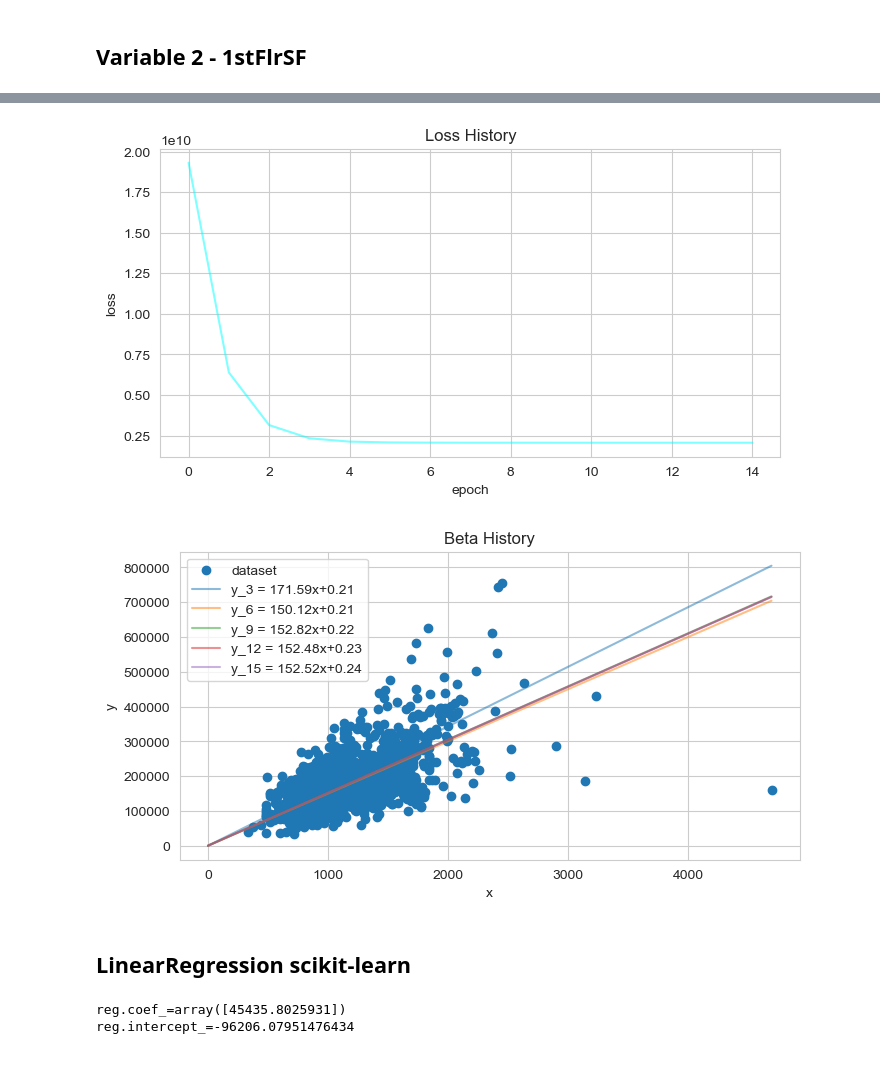
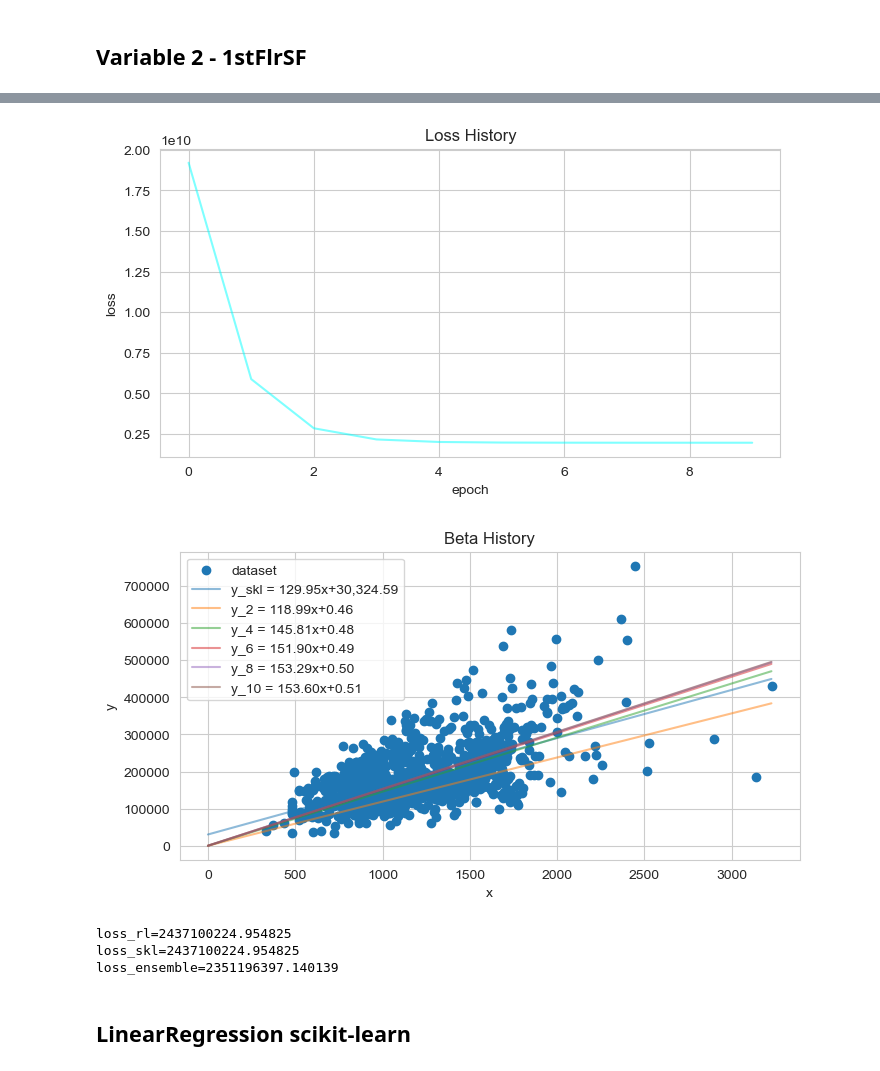
Before and after one commit to 13001893/cdp_proyecto_1, a Jupyter notebook: proyecto_1.ipynb, the cells around one changed output, grey strips where cells are left out. Cells and saved outputs as stored; diff of their text form; code cells hidden in the pictures.

Commit message:
calculo de errores y modelo de scikit learn con ensemble

```diff
--- a/proyecto_1.ipynb
+++ b/proyecto_1.ipynb
@@ -92,6 +92,8 @@ for column, corr in df.corr().iloc[0].items():
 
  $$y = β0 + β1 ∗ x$$
 # %%
+from sklearn.linear_model import LinearRegression
+
 class RegresionLineal:
     '''Modelo de Regresión Lineal
     Atributes:
@@ -103,13 +105,13 @@ class RegresionLineal:
         learning_rate: tasa de aprendizaje utilizada durante entrenamiento (se inicializa en cero)
     '''
     def __init__(self):
-        self.beta = np.array([0, 0])
+        self.beta = np.array([[0], [0]])
+        self.beta_skl = np.array([[0], [0]])
         self.beta_history = {}
         self.loss_history = {}
         self.x = np.array([0])
         self.y = np.array([0])
         self.learning_rate = 0
-
     def train(self, x, y, epochs, print_iter=1, learning_rate=0.01):
         '''train
         Parameters:
@@ -126,6 +128,8 @@ class RegresionLineal:
         self.y = y
         self.beta = np.random.rand(2, 1)
         self.learning_rate = learning_rate
+        reg = LinearRegression().fit(x.reshape(-1, 1), y)
+        self.beta_skl = np.array([[reg.coef_[0]], [reg.intercept_]])
         x = np.array([x, np.ones(shape=x.shape)]).transpose()
         for epoch in range(1, epochs+1):
             y_pred = np.dot(x, self.beta).transpose()
@@ -150,9 +154,11 @@ class RegresionLineal:
     def plot_beta(self, plot_iter=1):
         plt.figure(figsize=(8,4))
         plt.scatter(x=self.x, y=self.y)
-        legends = ['dataset']
+        legends = ['dataset', f'y_skl = {self.beta_skl[0][0]:,.2f}x+{self.beta_skl[1][0]:,.2f}']
         x_axis = np.arange(self.x.max())
         x = np.array([x_axis, np.ones_like(x_axis)]).transpose()
+        y = np.dot(x, self.beta_skl)
+        plt.plot(y, alpha=0.5)
         for epoch, beta in enumerate(list(self.beta_history.values())):
             epoch += 1
             if epoch%plot_iter==0:
@@ -164,6 +170,18 @@ class RegresionLineal:
         plt.xlabel('x')
         plt.ylabel('y')
         plt.show()
+
+    def evaluate(self, x, y):
+        x = np.array([x, np.ones(shape=x.shape)]).transpose()
+        y_pred_rl = np.dot(x, self.beta).transpose()
+        y_pred_skl = np.dot(x, self.beta_skl).transpose()
+        y_pred_ensemble = np.mean([y_pred_rl, y_pred_skl], axis=0)
+        loss_rl = np.sum(np.square(y - y_pred_rl))/(2*len(y))
+        loss_skl = np.sum(np.square(y - y_pred_rl))/(2*len(y))
+        loss_ensemble = np.sum(np.square(y - y_pred_ensemble))/(2*len(y))
+        print(f'{loss_rl=}')
+        print(f'{loss_skl=}')
+        print(f'{loss_ensemble=}')
 # %% [markdown]
 ## Variable 1 - OverllQual
 # %%
@@ -191,13 +215,15 @@ epoch=15 loss=3,947,993,256.18 self.beta=array([[27322.14049351],
 # %% [markdown]
 ## Variable 2 - 1stFlrSF
 # %%
-
-y = dataset[:, 0] #SalePrice
-x = dataset[:, 2] #1stFlrSF
+y_train = train_set[:, 0] #SalePrice
+x_train = train_set[:, 2] #1stFlrSF
+y_test = test_set[:, 0] #SalePrice
+x_test = test_set[:, 2] #1stFlrSF
 
 model = RegresionLineal()
-beta_history, loss_history = model.train(x, y, 15, 3, 0.000001)
+beta_history, loss_history = model.train(x_train, y_train, 10, 2, 0.000001)
 model.beta_history
 model.plot_loss()
-model.plot_beta(3)
+model.plot_beta(2)
+model.evaluate(x_test, y_test)
 # %% [output]
@@ -214,12 +240,7 @@ epoch=15 loss=2,061,014,365.62 self.beta=array([[152.52310224],
-[figure, old version]
+[figure, new version]
-[figure, old version]
+[figure, new version]
+loss_rl=2437100224.954825
+loss_skl=2437100224.954825
+loss_ensemble=2351196397.140139
 # %% [markdown]
 ## LinearRegression scikit-learn
-# %%
-from sklearn.linear_model import LinearRegression
-reg = LinearRegression().fit(x.reshape(-1, 1), y)
-print(f'{reg.coef_=}')
-print(f'{reg.intercept_=}')
-# %% [output]
-reg.coef_=array([45435.8025931])
-reg.intercept_=-96206.07951476434
```
Also changed, not shown: parts of 3 cells of this notebook.
